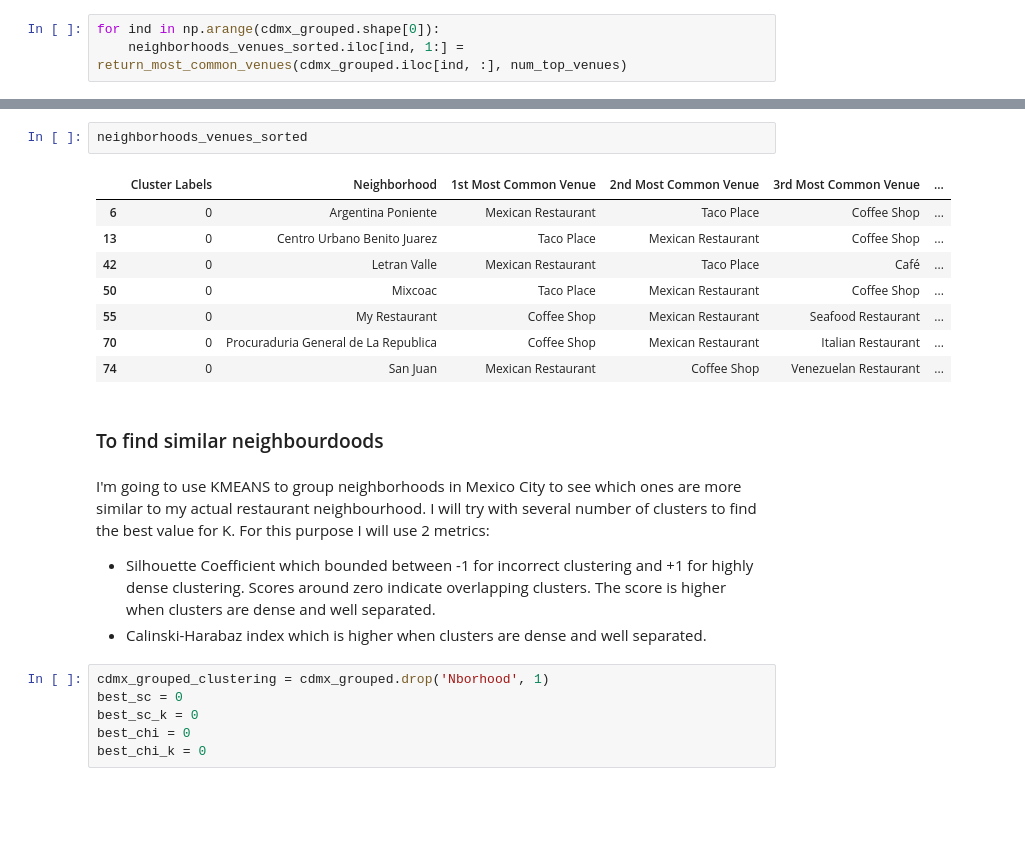
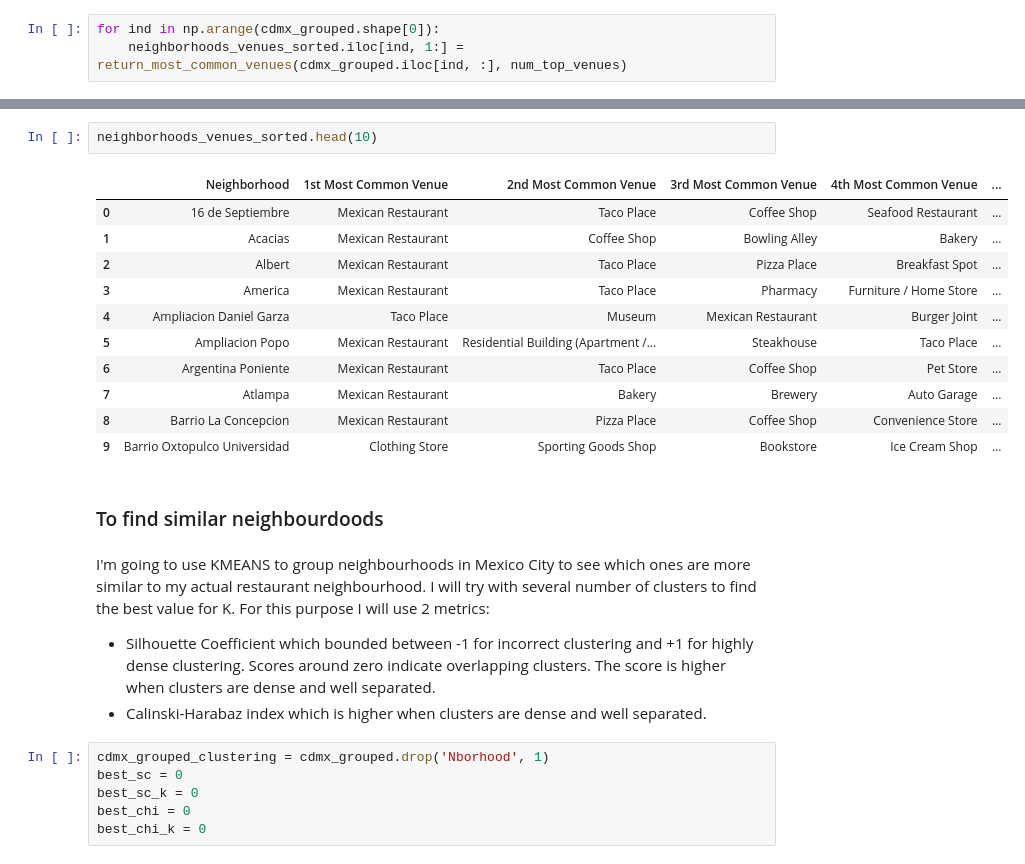
Before and after one commit to rubenadad/IBM-Data-Science, a Jupyter notebook: Capstone Project NRS.ipynb, the cells around one changed output, grey strips where cells are left out. Drawn from its saved outputs; the diff is of its cells as text; blank space fills up the shorter version.

```diff
--- a/Capstone Project NRS.ipynb
+++ b/Capstone Project NRS.ipynb
@@ -470,18 +466,21 @@ print(neighborhoods_venues_sorted.shape)
 # %%
-neighborhoods_venues_sorted
+neighborhoods_venues_sorted.head(10)
 # %% [output]
-|  | Cluster Labels | Neighborhood | 1st Most Common Venue | 2nd Most Common Venue | 3rd Most Common Venue | ... |
-| 6 | 0 | Argentina Poniente | Mexican Restaurant | Taco Place | Coffee Shop | ... |
-| 13 | 0 | Centro Urbano Benito Juarez | Taco Place | Mexican Restaurant | Coffee Shop | ... |
-| 42 | 0 | Letran Valle | Mexican Restaurant | Taco Place | Café | ... |
-| 50 | 0 | Mixcoac | Taco Place | Mexican Restaurant | Coffee Shop | ... |
-| 55 | 0 | My Restaurant | Coffee Shop | Mexican Restaurant | Seafood Restaurant | ... |
-| 70 | 0 | Procuraduria General de La Republica | Coffee Shop | Mexican Restaurant | Italian Restaurant | ... |
-| 74 | 0 | San Juan | Mexican Restaurant | Coffee Shop | Venezuelan Restaurant | ... |
+|  | Neighborhood | 1st Most Common Venue | 2nd Most Common Venue | 3rd Most Common Venue | 4th Most Common Venue | ... |
+| 0 | 16 de Septiembre | Mexican Restaurant | Taco Place | Coffee Shop | Seafood Restaurant | ... |
+| 1 | Acacias | Mexican Restaurant | Coffee Shop | Bowling Alley | Bakery | ... |
+| 2 | Albert | Mexican Restaurant | Taco Place | Pizza Place | Breakfast Spot | ... |
+| 3 | America | Mexican Restaurant | Taco Place | Pharmacy | Furniture / Home Store | ... |
+| 4 | Ampliacion Daniel Garza | Taco Place | Museum | Mexican Restaurant | Burger Joint | ... |
+| 5 | Ampliacion Popo | Mexican Restaurant | Residential Building (Apartment /... | Steakhouse | Taco Place | ... |
+| 6 | Argentina Poniente | Mexican Restaurant | Taco Place | Coffee Shop | Pet Store | ... |
+| 7 | Atlampa | Mexican Restaurant | Bakery | Brewery | Auto Garage | ... |
+| 8 | Barrio La Concepcion | Mexican Restaurant | Pizza Place | Coffee Shop | Convenience Store | ... |
+| 9 | Barrio Oxtopulco Universidad | Clothing Store | Sporting Goods Shop | Bookstore | Ice Cream Shop | ... |
 # %% [markdown]
 ### To find similar neighbourdoods
 # %% [markdown]
-I'm going to use KMEANS to group neighborhoods in Mexico City to see which ones are more similar to my actual restaurant neighbourhood.
+I'm going to use KMEANS to group neighbourhoods in Mexico City to see which ones are more similar to my actual restaurant neighbourhood.
 I will try with several number of clusters to find the best value for K. For this purpose I will use 2 metrics:
 * Silhouette Coefficient which bounded between -1 for incorrect clustering and +1 for highly dense clustering. Scores around zero indicate overlapping clusters. The score is higher when clusters are dense and well separated.
 * Calinski-Harabaz index which is higher when clusters are dense and well separated.
```
Also changed, not shown: parts of 21 cells of this notebook.
